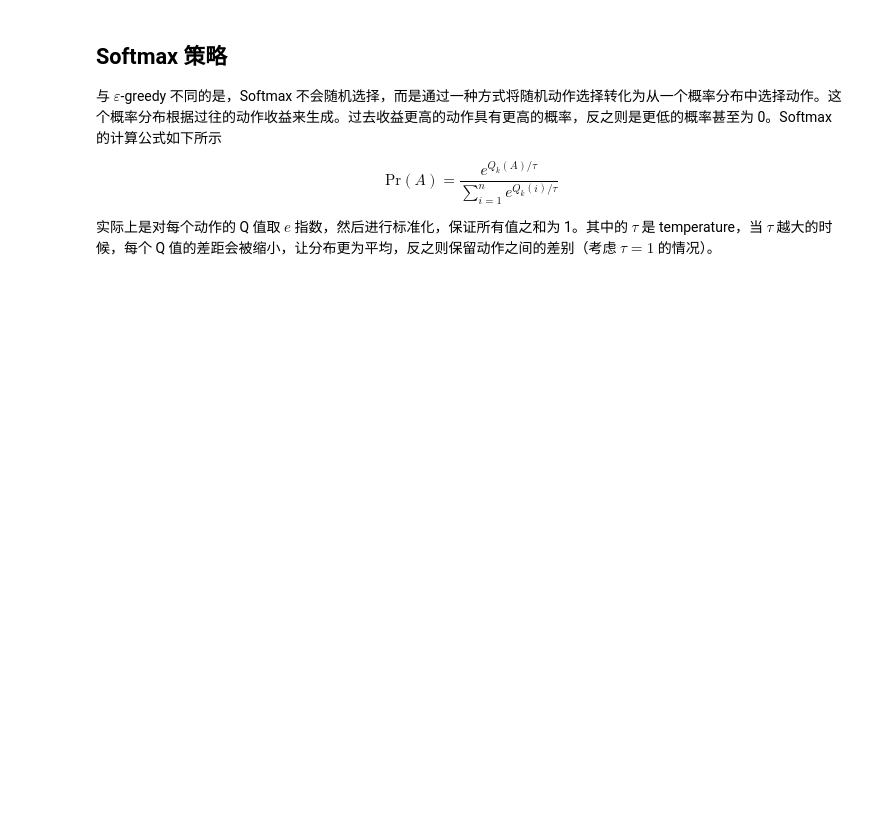
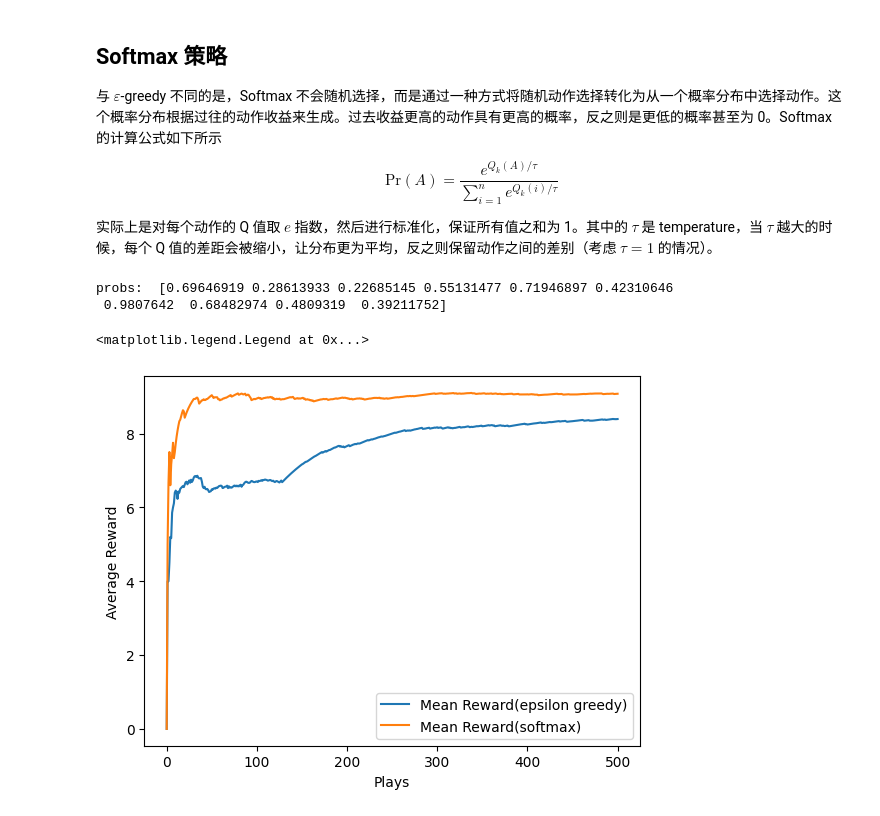
Before and after one commit to Aquietzero/ai-playground, a Jupyter notebook: reinforcement_learning/n_arm_bandit.ipynb, the cells around one changed output. Cells and saved outputs as stored; diff of their text form; code cells hidden in the pictures; blank space fills up the shorter version.

```diff
--- a/reinforcement_learning/n_arm_bandit.ipynb
+++ b/reinforcement_learning/n_arm_bandit.ipynb
@@ -116,3 +124,33 @@ $$
 def softmax(action_values, tau=1.12):
     exp = np.exp(action_values / tau)
     return exp / np.sum(exp)
+# %%
+# track mean rewards
+softmax_rewards = [0]
+softmax_choices = np.zeros(n)
+
+for i in range(episodes):
+    p = softmax(record[:, 1])
+    choice = np.random.choice(np.arange(n), p=p)
+    r = get_reward(probs[choice])
+    record = update_record(record, choice, r)
+    mean_reward = ((i + 1) * softmax_rewards[-1] + r) / (i + 2)
+    softmax_rewards.append(mean_reward)
+    softmax_choices[choice] += 1
+
+plt.xlabel('Plays')
+plt.ylabel('Average Reward')
+plt.plot(
+    np.arange(len(epsilon_greedy_rewards)),
+    epsilon_greedy_rewards,
+    label='Mean Reward(epsilon greedy)')
+plt.plot(
+    np.arange(len(softmax_rewards)),
+    softmax_rewards,
+    label='Mean Reward(softmax)')
+plt.legend()
+# %% [output]
+probs:  [0.69646919 0.28613933 0.22685145 0.55131477 0.71946897 0.42310646
+ 0.9807642  0.68482974 0.4809319  0.39211752]
+<matplotlib.legend.Legend at 0x...>
+[figure, added]
```
Also changed, not shown: parts of 6 cells of this notebook, 1 other file.
